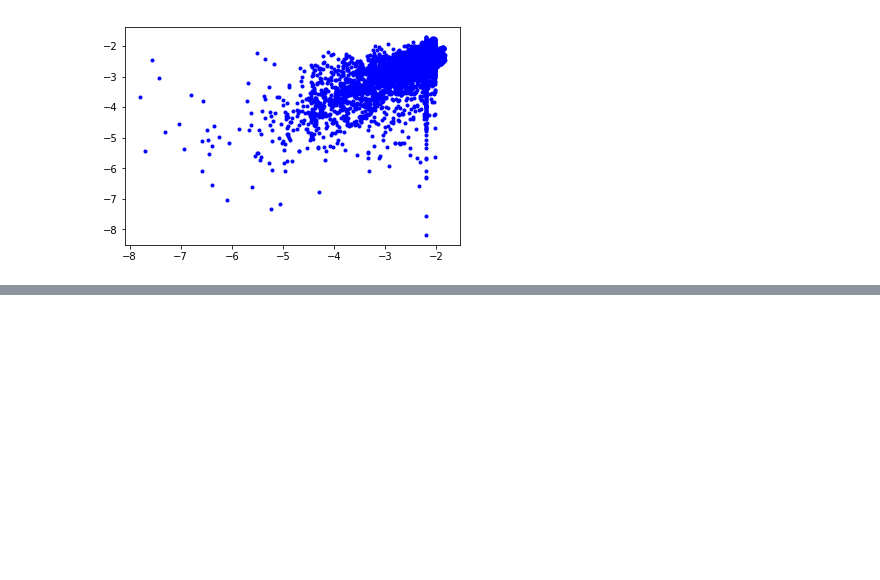
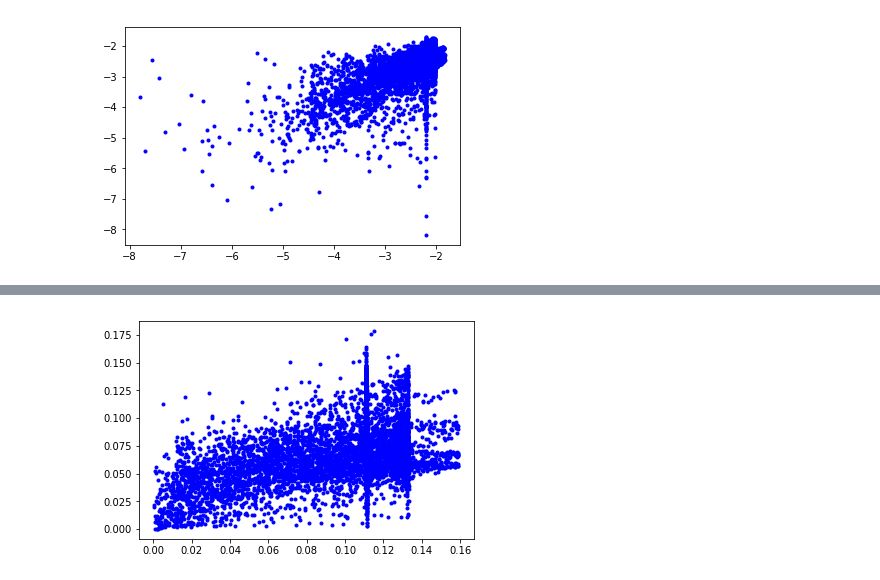
Before and after one commit to atbolsh/glowLU, a Jupyter notebook: PlottingEverything.ipynb, the cells around one changed output, grey strips where cells are left out. Cells and saved outputs as stored; diff of their text form; code cells hidden in the pictures; blank space fills up the shorter version.

```diff
--- a/PlottingEverything.ipynb
+++ b/PlottingEverything.ipynb
@@ -847,0 +928,10 @@ plt.show()
+# %%
+_, l1 = model(U2)
+m = torch.exp(l1).cpu().detach().numpy()
+p = d2.columnVals(U2).cpu().detach().numpy()
+
+plt.clf()
+plt.plot(p, m, 'b.')
+plt.show()
+# %% [output]
+[figure, added]
```
Also changed, not shown: parts of 35 cells of this notebook, 8 other files.
